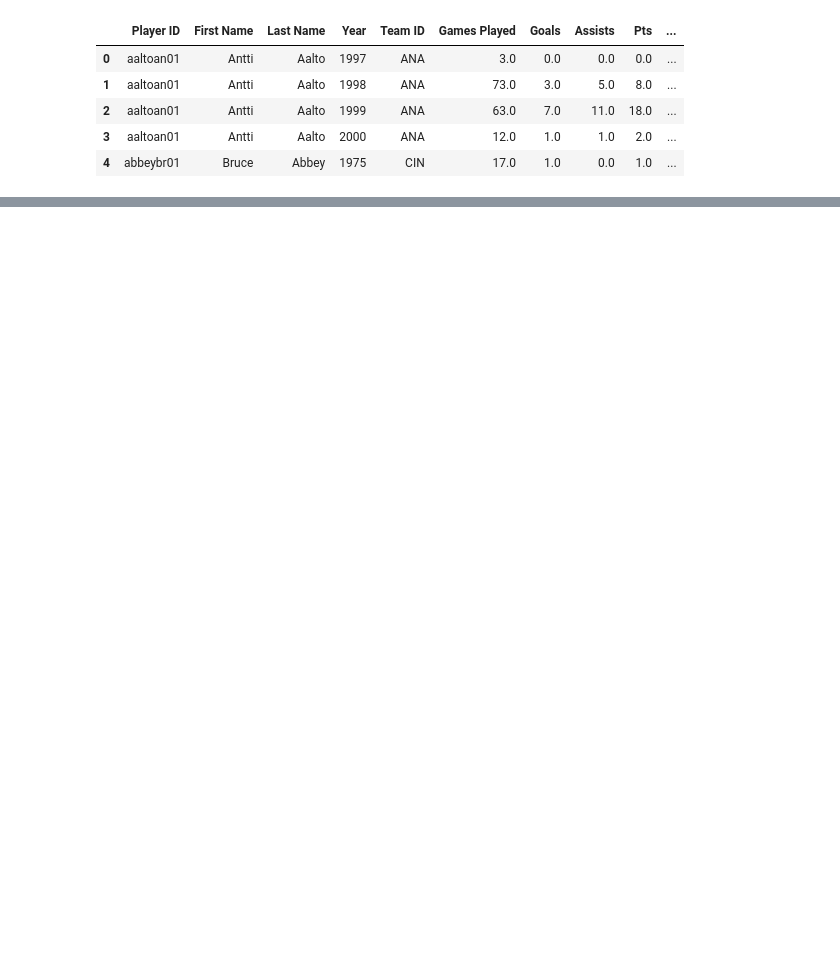
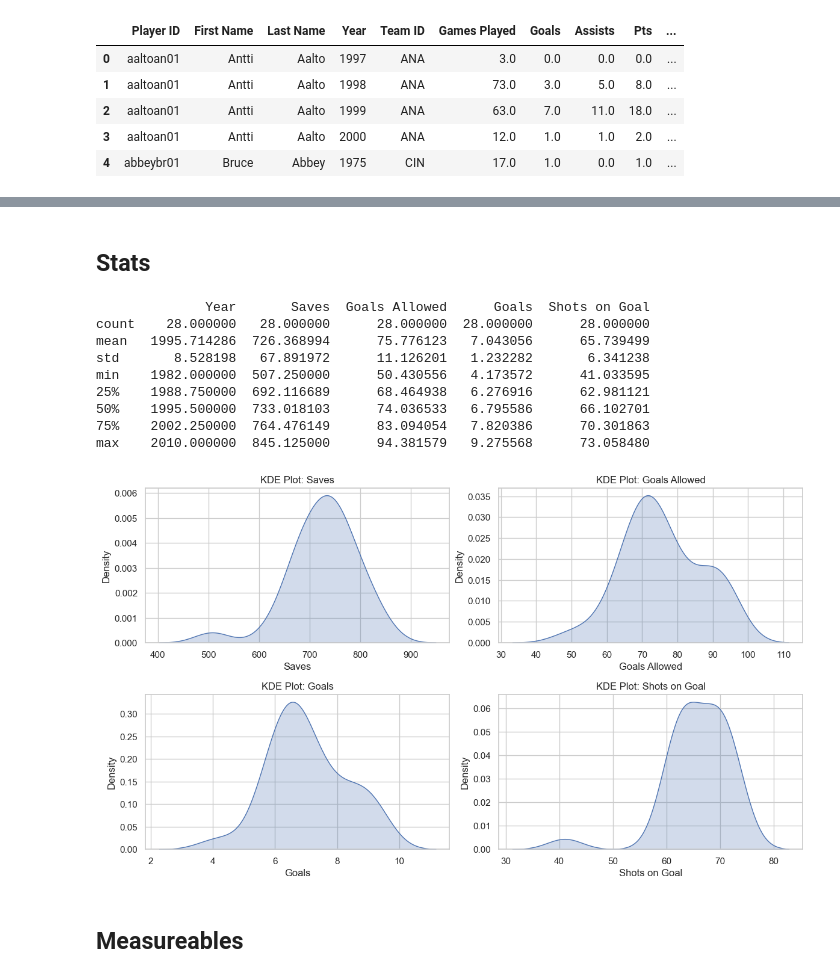
Before and after one commit to samwallach7/Project1-DELTS, a Jupyter notebook: project_1.ipynb, the cells around one changed output, grey strips where cells are left out. Saved outputs shown, nothing was run; the diff lists cells and outputs as text; code cells hidden in the pictures; blank space fills up the shorter version.

```diff
--- a/project_1.ipynb
+++ b/project_1.ipynb
@@ -279,0 +306,36 @@ plt.show()
+# %% [markdown]
+## Stats
+# %%
+# Summary Statistics
+summary_stats = avg_player_stats.describe()
+print(summary_stats)
+
+# Histograms
+# avg_player_stats.hist(figsize=(12, 10), bins=20)
+# plt.suptitle('Histograms of Variables', y=0.95)
+# plt.show()
+
+# KDE Plots
+sns.set(style="whitegrid")
+plt.figure(figsize=(12, 10))
+
+for i, column in enumerate(avg_player_stats.columns[1:]):  # Exclude the 'Year' column
+    plt.subplot(3, 2, i + 1)
+    sns.kdeplot(data=avg_player_stats, x=column, fill=True)
+    plt.title(f'KDE Plot: {column}')
+
+plt.tight_layout()
+plt.show()
+# %% [output]
+              Year       Saves  Goals Allowed      Goals  Shots on Goal
+count    28.000000   28.000000      28.000000  28.000000      28.000000
+mean   1995.714286  726.368994      75.776123   7.043056      65.739499
+std       8.528198   67.891972      11.126201   1.232282       6.341238
+min    1982.000000  507.250000      50.430556   4.173572      41.033595
+25%    1988.750000  692.116689      68.464938   6.276916      62.981121
+50%    1995.500000  733.018103      74.036533   6.795586      66.102701
+75%    2002.250000  764.476149      83.094054   7.820386      70.301863
+max    2010.000000  845.125000      94.381579   9.275568      73.058480
+[figure, added]
+# %% [markdown]
+## Measureables
```
Also changed, not shown: parts of 17 cells of this notebook, 6 other files.
